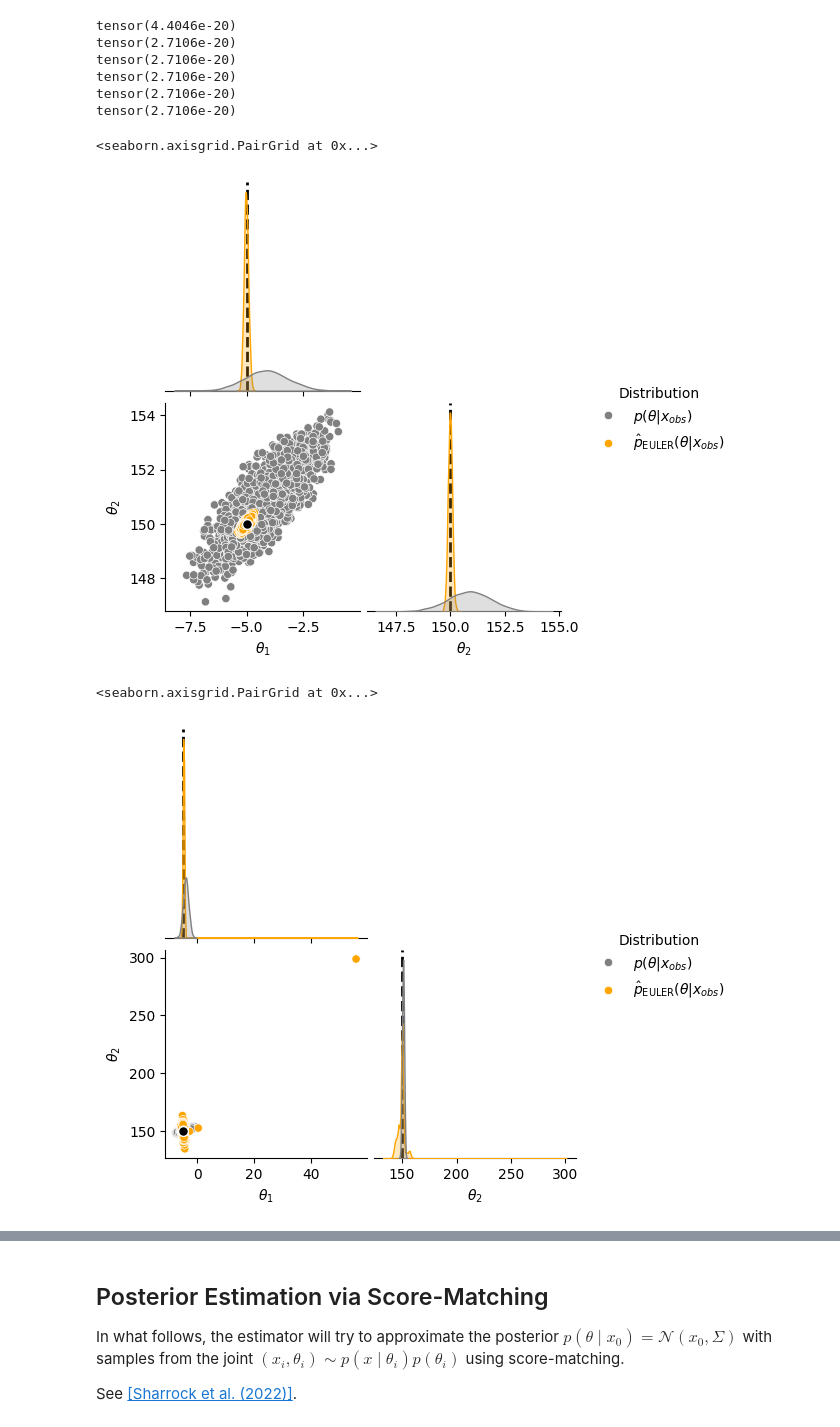
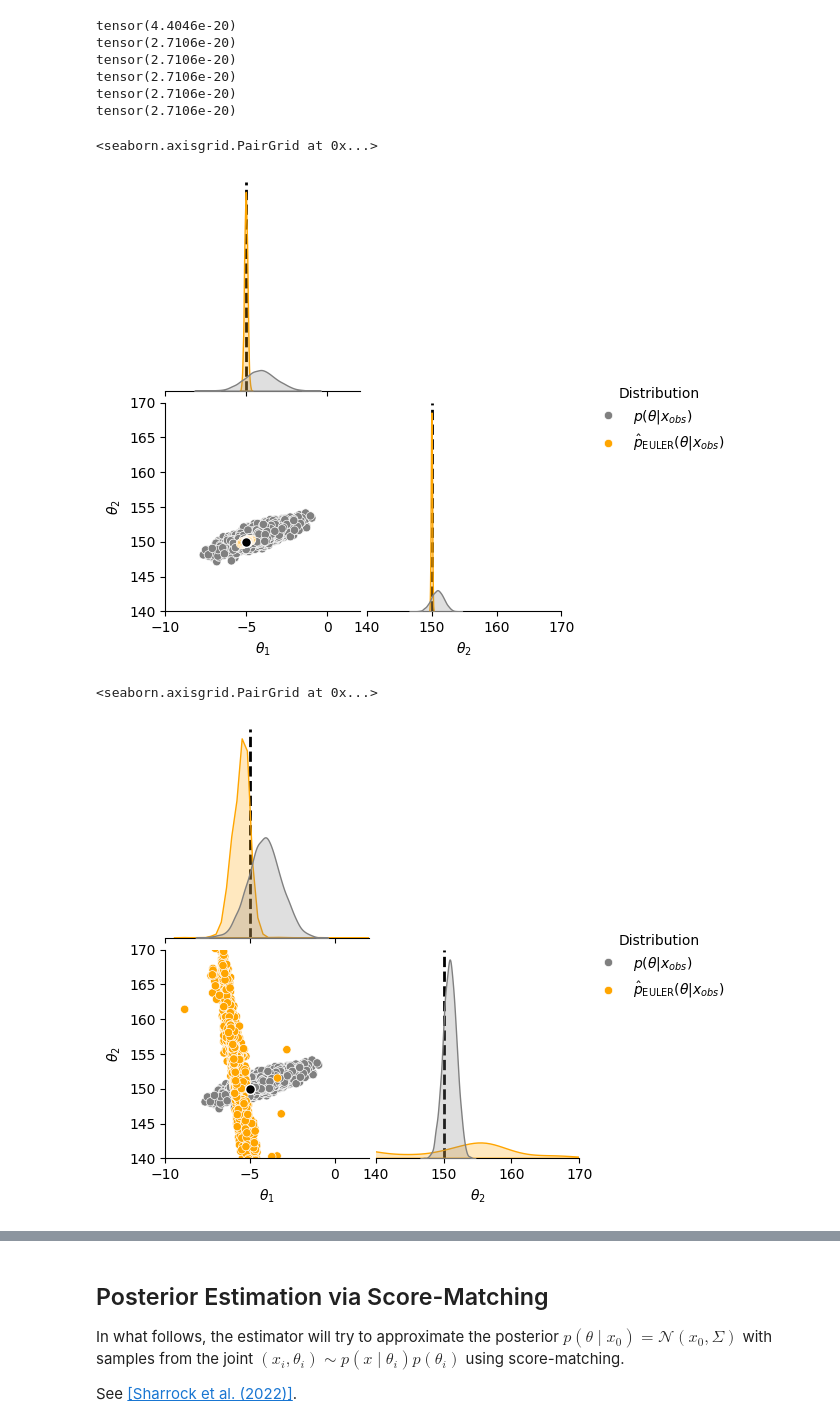
Before and after one commit to JuliaLinhart/diffusions-for-sbi, a Jupyter notebook: notebooks/DGM4SBI_gaussian.ipynb, the cells around one changed output, grey strips where cells are left out. Drawn from its saved outputs; the diff is of its cells as text; code cells hidden in the pictures.

Commit message:
debug script

```diff
--- a/notebooks/DGM4SBI_gaussian.ipynb
+++ b/notebooks/DGM4SBI_gaussian.ipynb
@@ -291,10 +291,10 @@ for x in x_obs_100[:n_obs]:
     means_posterior_backward.append(mean_backward(theta, t, diffused_posterior_score, nse))
 means_posterior_backward = torch.stack(means_posterior_backward).permute(1,0,2)
 
-sigma_posterior_backward = sigma_backward(t, posterior, nse).repeat(N_SAMPLES, n_obs, 1,1)
+sigma_posterior_backward = sigma_backward(t, posterior.covariance_matrix, nse).repeat(N_SAMPLES, n_obs, 1,1)
 
 mean_prior_backward = mean_backward(theta, t, diffused_prior_score, nse)
-sigma_prior_backward = sigma_backward(t, prior.prior, nse).repeat(N_SAMPLES, 1,1)
+sigma_prior_backward = sigma_backward(t, prior.prior.covariance_matrix, nse).repeat(N_SAMPLES, 1,1)
 
 
 # computation of grad logL via automatic differentiation
@@ -334,7 +334,7 @@ def sigma_backward_autodiff(theta, t, score_fn, nse):
 # compare sigma backward via autodiff vs. analytic
 # prior
 sigma_prior_backward_autodiff = sigma_backward_autodiff(theta, t, diffused_prior_score, nse)
-sigma_prior_backward_ana = sigma_backward(t, prior.prior, nse).repeat(N_SAMPLES, 1,1)
+sigma_prior_backward_ana = sigma_backward(t, prior.prior.covariance_matrix, nse).repeat(N_SAMPLES, 1,1)
 
 # print(sigma_prior_backward_autodiff.shape, sigma_prior_backward_ana.shape)
 print((sigma_prior_backward_autodiff - sigma_prior_backward_ana).square().mean())
@@ -344,7 +344,7 @@ for x in x_obs_100[:5]:
     posterior = task.true_posterior(x)
     diffused_posterior_score = get_vpdiff_gaussian_score(mean=posterior.loc, cov=posterior.covariance_matrix, nse=nse)
     sigma_posterior_backward_autodiff = sigma_backward_autodiff(theta, t, diffused_posterior_score, nse)
-    sigma_posterior_backward_ana = sigma_backward(t, posterior, nse).repeat(N_SAMPLES, 1,1)
+    sigma_posterior_backward_ana = sigma_backward(t, posterior.covariance_matrix, nse).repeat(N_SAMPLES, 1,1)
 
     print((sigma_posterior_backward_autodiff - sigma_posterior_backward_ana).square().mean())
 # %% [output]
@@ -372,7 +372,7 @@ def sigma_backward_autodiff(theta, x, t, score_fn, nse):
     return (sigma_t**2 / (alpha_t ** .5))*grad_mean
 
 
-def diffused_tall_posterior_score(theta, t, prior=prior, prior_score_fn=diffused_prior_score, posterior_score_fn=None, x_obs=x_obs_100, debug=False):
+def diffused_tall_posterior_score(theta, t, prior=prior, prior_score_fn=diffused_prior_score, posterior_score_fn=None, x_obs=x_obs_100):
 
     n_obs = len(x_obs)
 
@@ -385,7 +385,7 @@ def diffused_tall_posterior_score(theta, t, prior=prior, prior_score_fn=diffused
         if posterior_score_fn is None:
             posterior = task.true_posterior(x_obs[i])
             posterior_score = get_vpdiff_gaussian_score(posterior.loc, posterior.covariance_matrix, nse)
-            sigma_posterior_backward = sigma_backward(t, posterior, nse).repeat(theta.shape[0], n_obs, 1,1)
+            sigma_posterior_backward = sigma_backward(t, posterior.covariance_matrix, nse).repeat(theta.shape[0], n_obs, 1,1)
             kwargs = {}
 
         else:
@@ -399,7 +399,7 @@ def diffused_tall_posterior_score(theta, t, prior=prior, prior_score_fn=diffused
     means_posterior_backward = torch.stack(means_posterior_backward).permute(1,0,2)
 
     mean_prior_backward = mean_backward(theta, t, prior_score_fn, nse)
-    sigma_prior_backward = sigma_backward(t, prior.prior, nse).repeat(theta.shape[0], 1,1)
+    sigma_prior_backward = sigma_backward(t, prior.prior.covariance_matrix, nse).repeat(theta.shape[0], 1,1)
 
     # # computation of grad logL via analytic formula
     # eta_, lda_ = eta_lda(means_posterior_backward, sigma_posterior_backward, mean_prior_backward, sigma_prior_backward)
@@ -414,10 +414,8 @@ def diffused_tall_posterior_score(theta, t, prior=prior, prior_score_fn=diffused
     gradlogL = theta.grad
     posterior_scores= torch.stack(posterior_scores).sum(axis=0)
     prior_score = prior_score_fn(theta, t)
-    if debug:
-        return (1-n_obs) * prior_score + posterior_scores + gradlogL, prior_score, posterior_scores, gradlogL, means_posterior_backward, sigma_posterior_backward, mean_prior_backward, sigma_prior_backward
-    else:
-        return (1-n_obs) * prior_score + posterior_scores + gradlogL
+
+    return (1-n_obs) * prior_score + posterior_scores + gradlogL
 # %%
 def euler_sde_sampler(score_fn, nsamples, beta, device="cpu"):
     theta_t = torch.randn((nsamples, 2)).to(device)  # (nsamples, 2)
@@ -449,10 +447,11 @@ pairplot_with_groundtruth_2d(
     colors=["grey", "orange"],
     theta_true=theta_true,
     # prior_bounds=(prior.bounds[0], prior.bounds[1])
+    plot_bounds=([-10, 2], [140, 170])
 )
 # %% [output]
 <seaborn.axisgrid.PairGrid at 0x...>
-[figure, old version]
+[figure, new version]
 # %%
 # Train data
 theta_train = task.prior.sample((N_TRAIN,))
@@ -471,8 +470,8 @@ from nse import NSE, NSELoss
 from sm_utils import train
 
 # torch.set_default_device("cuda:0")
-dataset = torch.utils.data.TensorDataset(theta_train_, x_train_)
-score_net = NSE(theta_dim=2, x_dim=2, hidden_features=[128, 256, 128])
+dataset = torch.utils.data.TensorDataset(theta_train_.cuda(), x_train_.cuda())
+score_net = NSE(theta_dim=2, x_dim=2, hidden_features=[128, 256, 128]).cuda()
 
 avg_score_net = train(
     model=score_net,
@@ -499,14 +498,15 @@ samples = euler_sde_sampler(score_fn, N_SAMPLES, beta=NSE(2,2).beta, device="cud
 # %%
 # unnormalize samples
 samples = samples.detach().cpu() * theta_train.std(axis=0) + theta_train.mean(axis=0)
 
 pairplot_with_groundtruth_2d(
     samples_list=[samples_true, samples],
     labels=[r"$p(\theta | x_{obs})$", r"$\hat{p}_\text{EULER}(\theta | x_{obs})$"],
     colors=["grey", "orange"],
     theta_true=theta_true,
     # prior_bounds=(prior.bounds[0], prior.bounds[1])
+    plot_bounds=([-10, 2], [140, 170]),
 )
 # %% [output]
 <seaborn.axisgrid.PairGrid at 0x...>
-[figure, old version]
+[figure, new version]
```
Also changed, not shown: parts of 3 cells of this notebook, 1 other file.
